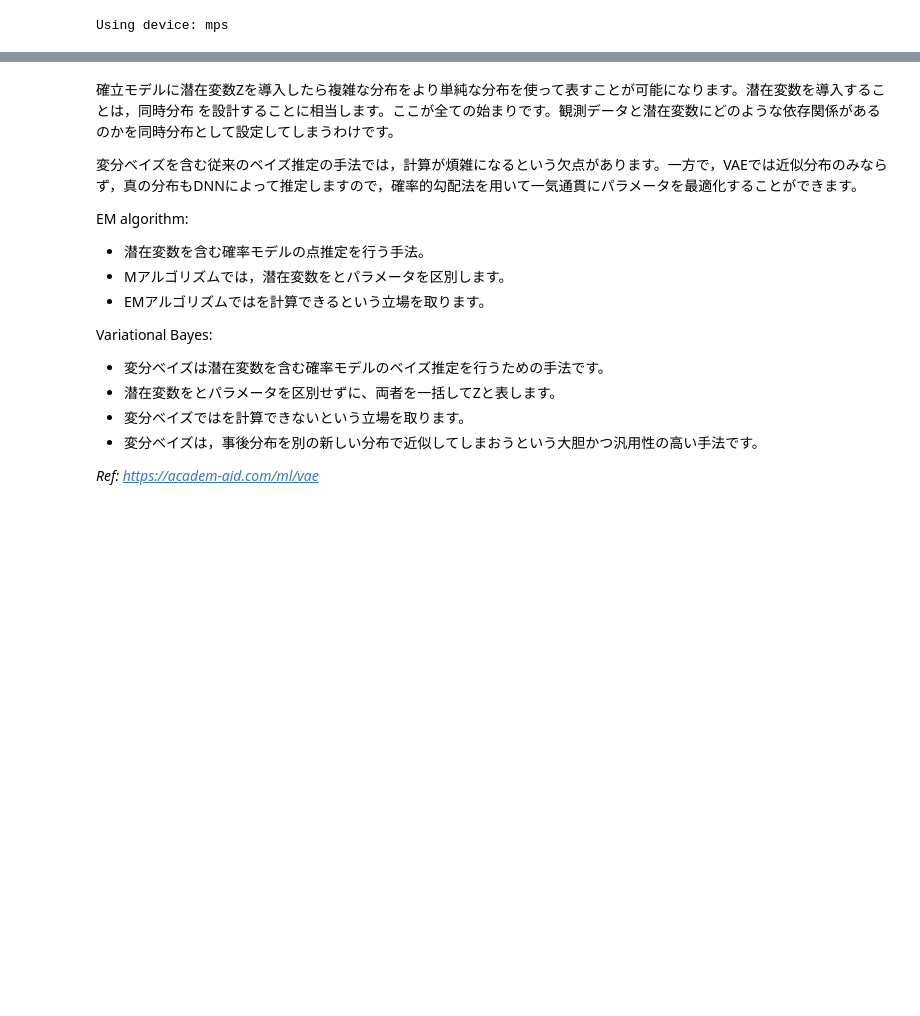
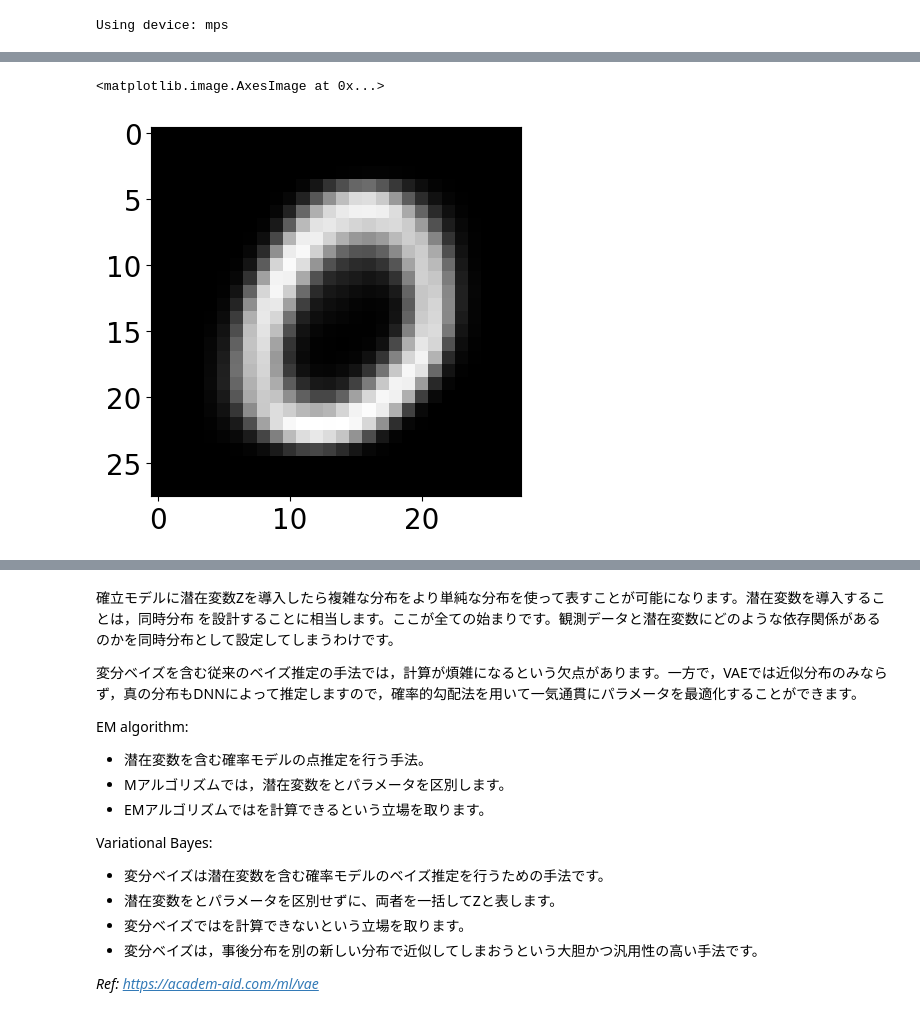
Before and after one commit to uentinnlea/MI_tool, a Jupyter notebook: dimension_reduction/VAE_visualization.ipynb, the cells around one changed output, grey strips where cells are left out. Saved outputs shown, nothing was run; the diff lists cells and outputs as text; code cells hidden in the pictures; blank space fills up the shorter version.

```diff
--- a/dimension_reduction/VAE_visualization.ipynb
+++ b/dimension_reduction/VAE_visualization.ipynb
@@ -192,0 +270,20 @@ plt.plot(train_loss_np)
+# %%
+label = 0
+x_zero_mean = np.mean(ave_np[:b_num_end,:,0][labels_np[:b_num_end,:] == label]) # 1d
+y_zero_mean = np.mean(ave_np[:b_num_end,:,1][labels_np[:b_num_end,:] == label]) # 1d
+
+label = 1
+x_one_mean = np.mean(ave_np[:b_num_end,:,0][labels_np[:b_num_end,:] == label]) # 1d
+y_one_mean = np.mean(ave_np[:b_num_end,:,1][labels_np[:b_num_end,:] == label]) # 1d
+
+z_zero = torch.tensor([x_zero_mean,y_zero_mean], dtype = torch.float32)
+z_one = torch.tensor([x_one_mean,y_one_mean], dtype = torch.float32)
+# %%
+output = model.decoder(z_zero)
+np_output = output.to('cpu').detach().numpy().copy()
+np_image = np.reshape(np_output, (28, 28))
+plt.imshow(np_image, cmap='gray')
+# The image of zero with batch number around 1000 is already pretty close to zero!!
+# %% [output]
+<matplotlib.image.AxesImage at 0x...>
+[figure, added]
```
Also changed, not shown: parts of 10 cells of this notebook, 1 other file.
